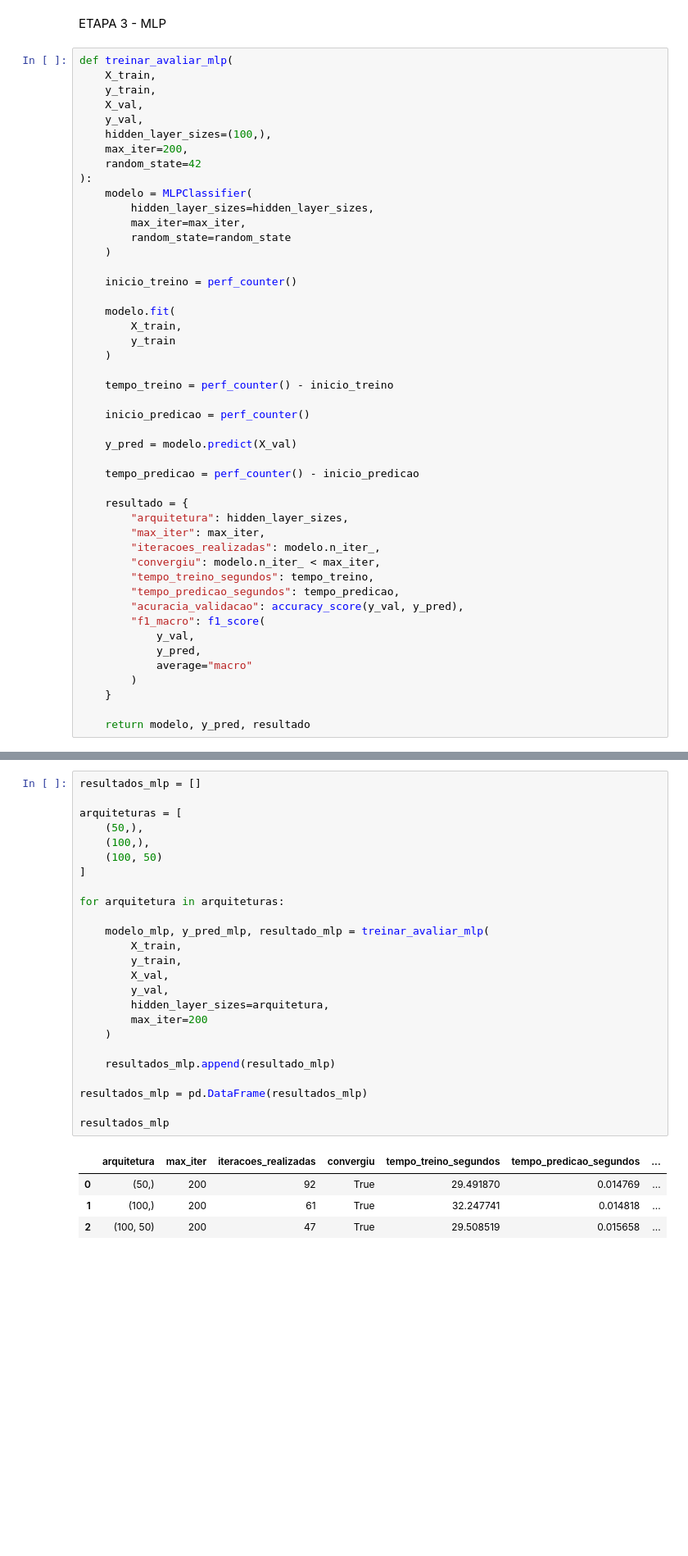
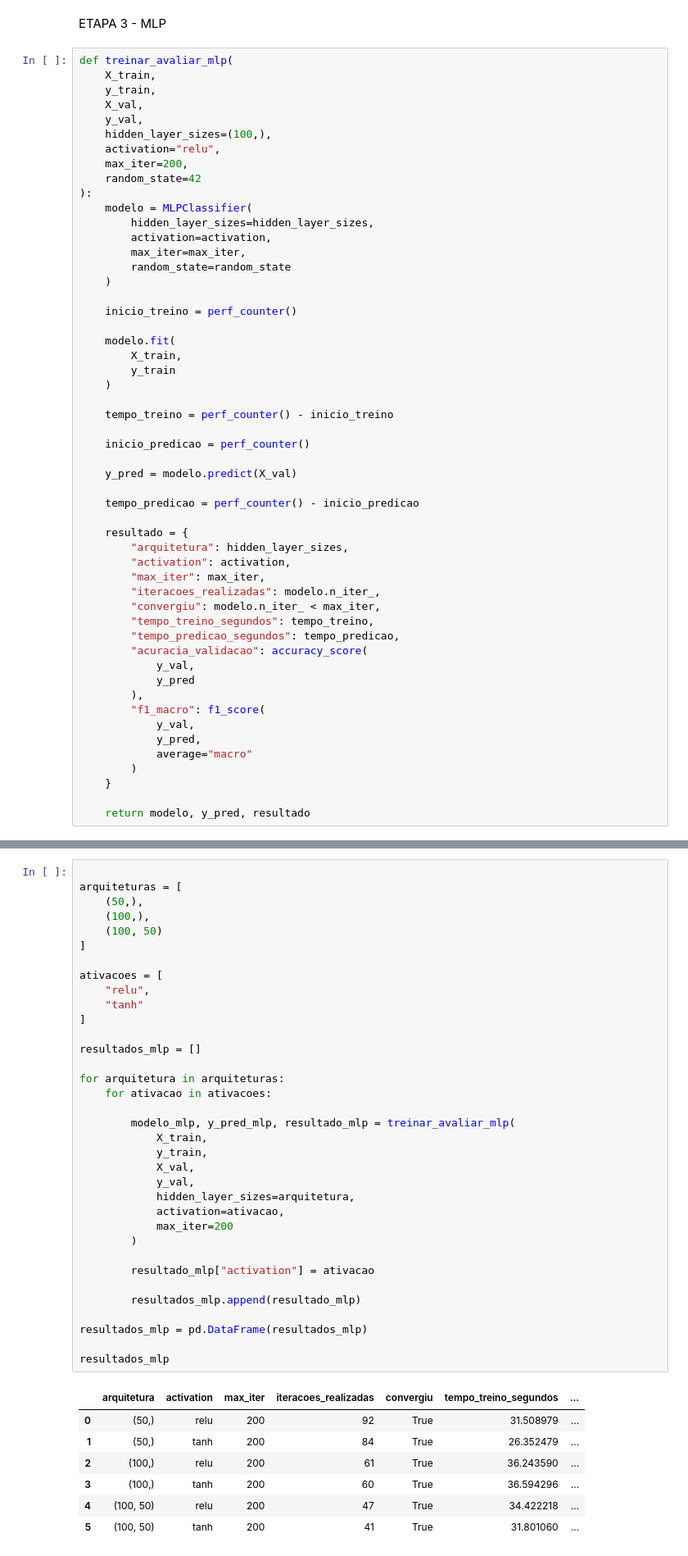
Before and after one commit to senapalm/classificador_de_digitos, a Jupyter notebook: notebooks/classificador_de_digitos.ipynb, the cells around one changed output, grey strips where cells are left out. Shown: that part at 82% size. Drawn from its saved outputs; the diff is of its cells as text; blank space fills up the shorter version.

```diff
--- a/classificador_de_digitos.ipynb
+++ b/notebooks/classificador_de_digitos.ipynb
@@ -469,11 +478,13 @@ def treinar_avaliar_mlp(
     X_val,
     y_val,
     hidden_layer_sizes=(100,),
+    activation="relu",
     max_iter=200,
     random_state=42
 ):
     modelo = MLPClassifier(
         hidden_layer_sizes=hidden_layer_sizes,
+        activation=activation,
         max_iter=max_iter,
         random_state=random_state
     )
@@ -495,12 +506,16 @@ def treinar_avaliar_mlp(
 
     resultado = {
         "arquitetura": hidden_layer_sizes,
+        "activation": activation,
         "max_iter": max_iter,
         "iteracoes_realizadas": modelo.n_iter_,
         "convergiu": modelo.n_iter_ < max_iter,
         "tempo_treino_segundos": tempo_treino,
         "tempo_predicao_segundos": tempo_predicao,
-        "acuracia_validacao": accuracy_score(y_val, y_pred),
+        "acuracia_validacao": accuracy_score(
+            y_val,
+            y_pred
+        ),
         "f1_macro": f1_score(
             y_val,
             y_pred,
@@ -535,33 +551,46 @@ No conjunto de validação, a MLP alcançou 97,69% de acurácia e F1-macro de 97
 
 Esses resultados estabelecem uma baseline forte para a MLP. Apesar do maior custo de treinamento em relação aos modelos anteriores, a rede apresentou excelente desempenho preditivo e baixo tempo de inferência, justificando a continuidade dos testes com diferentes arquiteturas e hiperparâmetros.
 # %%
-resultados_mlp = []
 
 arquiteturas = [
     (50,),
     (100,),
     (100, 50)
 ]
 
+ativacoes = [
+    "relu",
+    "tanh"
+]
+
+resultados_mlp = []
+
 for arquitetura in arquiteturas:
+    for ativacao in ativacoes:
 
-    modelo_mlp, y_pred_mlp, resultado_mlp = treinar_avaliar_mlp(
-        X_train,
-        y_train,
-        X_val,
-        y_val,
-        hidden_layer_sizes=arquitetura,
-        max_iter=200
-    )
+        modelo_mlp, y_pred_mlp, resultado_mlp = treinar_avaliar_mlp(
+            X_train,
+            y_train,
+            X_val,
+            y_val,
+            hidden_layer_sizes=arquitetura,
+            activation=ativacao,
+            max_iter=200
+        )
 
-    resultados_mlp.append(resultado_mlp)
+        resultado_mlp["activation"] = ativacao
+
+        resultados_mlp.append(resultado_mlp)
 
 resultados_mlp = pd.DataFrame(resultados_mlp)
 
 resultados_mlp
 # %% [output]
-|  | arquitetura | max_iter | iteracoes_realizadas | convergiu | tempo_treino_segundos | tempo_predicao_segundos | ... |
-| 0 | (50,) | 200 | 92 | True | 29.491870 | 0.014769 | ... |
-| 1 | (100,) | 200 | 61 | True | 32.247741 | 0.014818 | ... |
-| 2 | (100, 50) | 200 | 47 | True | 29.508519 | 0.015658 | ... |
+|  | arquitetura | activation | max_iter | iteracoes_realizadas | convergiu | tempo_treino_segundos | ... |
+| 0 | (50,) | relu | 200 | 92 | True | 31.508979 | ... |
+| 1 | (50,) | tanh | 200 | 84 | True | 26.352479 | ... |
+| 2 | (100,) | relu | 200 | 61 | True | 36.243590 | ... |
+| 3 | (100,) | tanh | 200 | 60 | True | 36.594296 | ... |
+| 4 | (100, 50) | relu | 200 | 47 | True | 34.422218 | ... |
+| 5 | (100, 50) | tanh | 200 | 41 | True | 31.801060 | ... |
 # %% [markdown]
```
Also changed, not shown: parts of 21 cells of this notebook, 29 other files.
